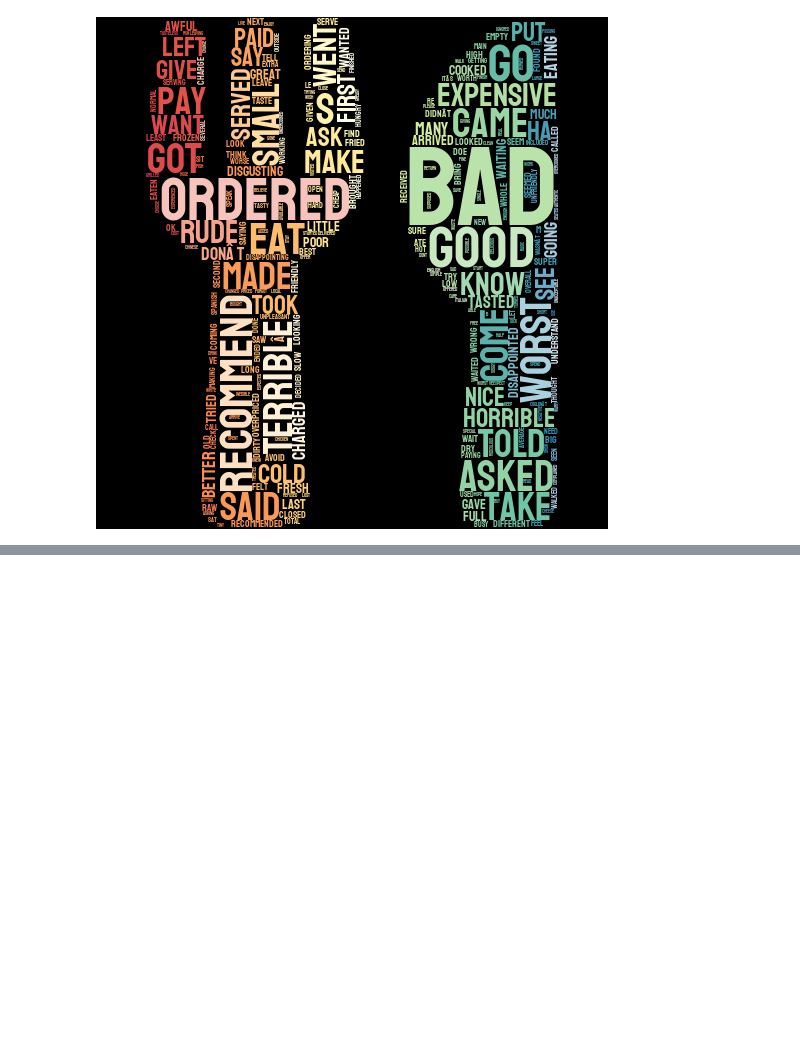
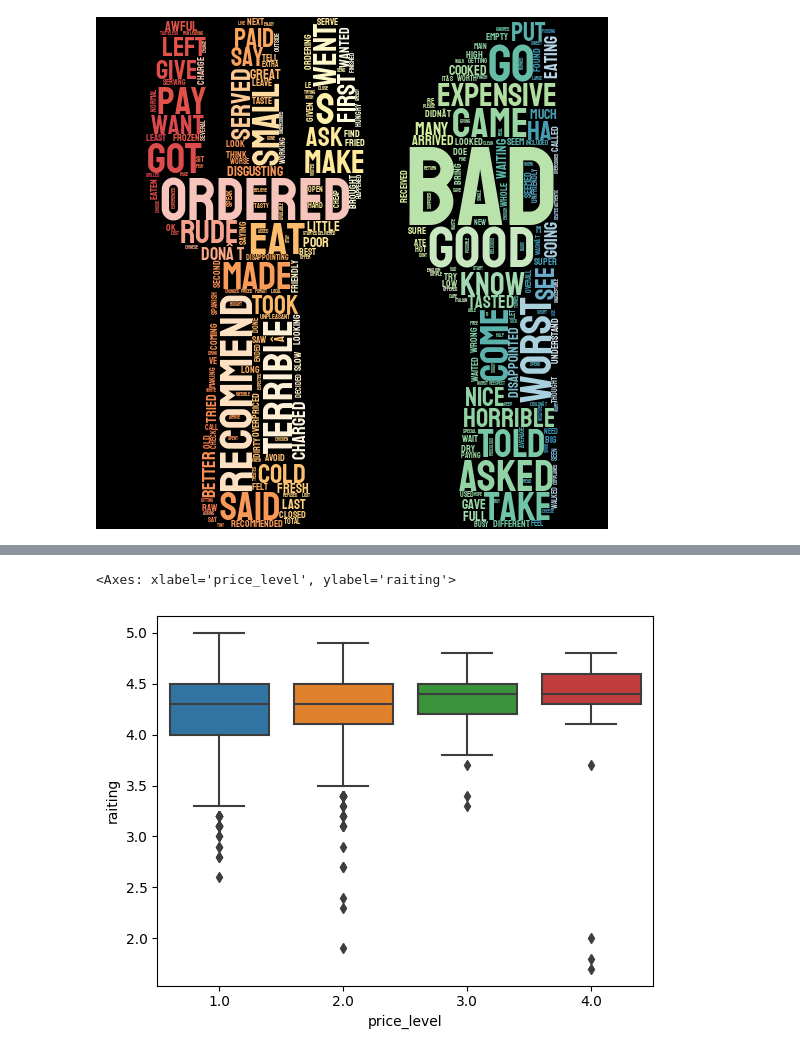
Before and after one commit to augustomues/Search-Restaurants, a Jupyter notebook: main.ipynb, the cells around one changed output, grey strips where cells are left out. Cells and saved outputs as stored; diff of their text form; code cells hidden in the pictures; blank space fills up the shorter version.

```diff
--- a/main.ipynb
+++ b/main.ipynb
@@ -491,0 +502,5 @@ Image(filename='words_1_stars.png')
+# %%
+sns.boxplot(x=df['price_level'], y=df['raiting'])
+# %% [output]
+<Axes: xlabel='price_level', ylabel='raiting'>
+[figure, added]
```
Also changed, not shown: parts of 7 cells of this notebook, 2 other files.
